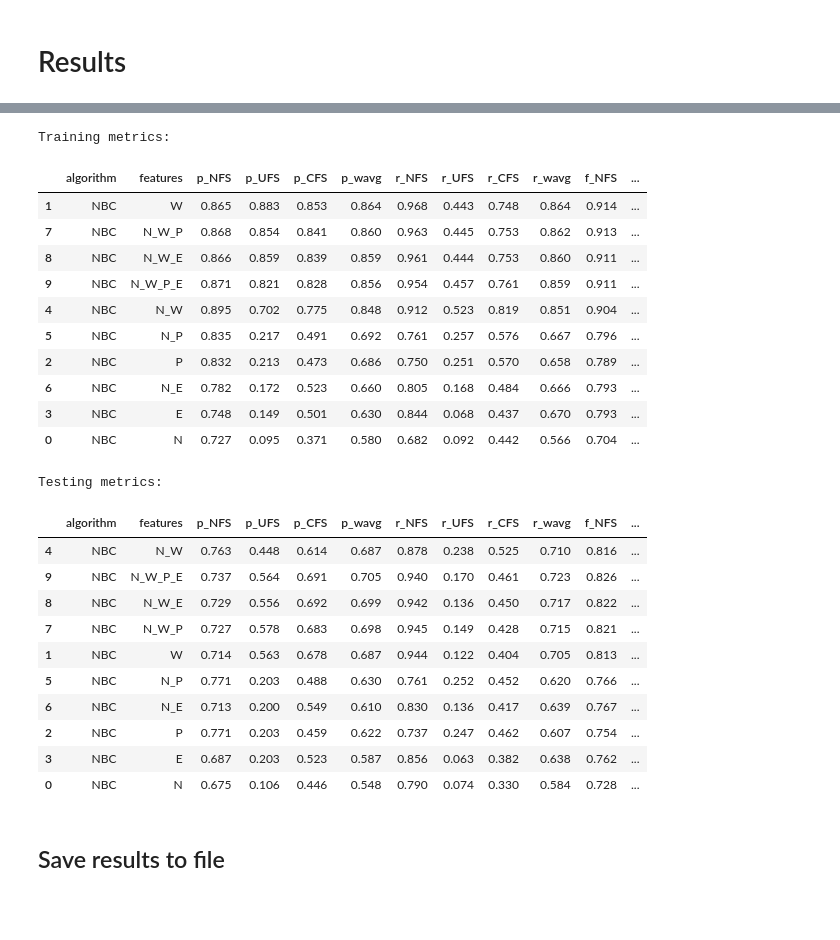
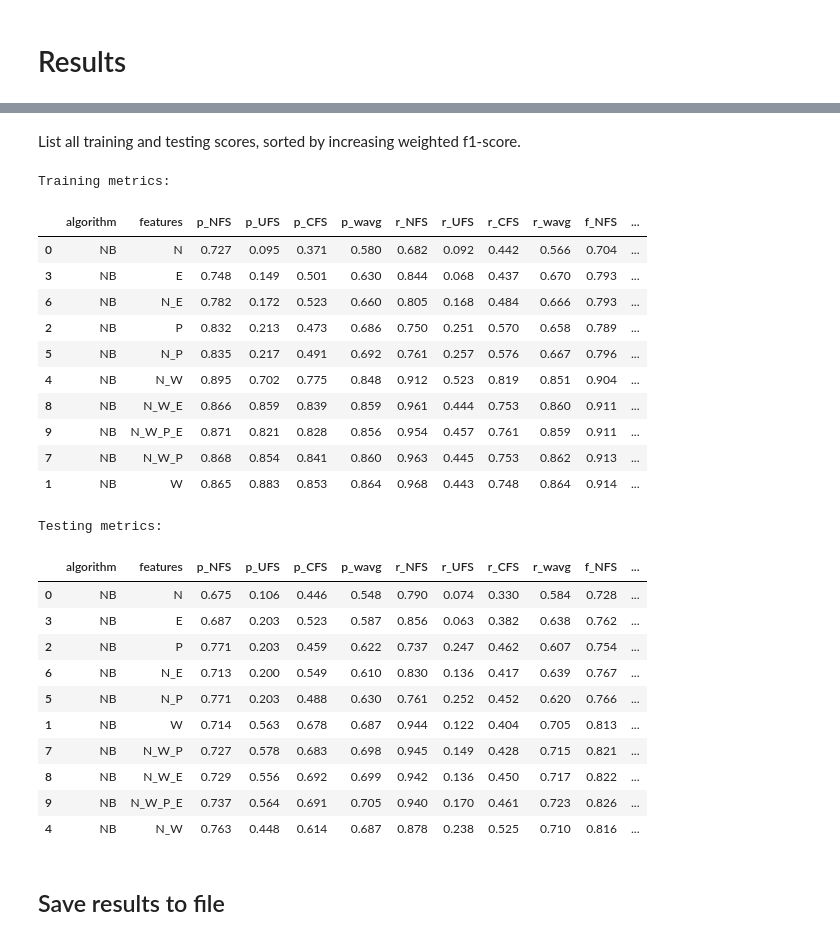
Before and after one commit to SigneK42/fact_check_worthy_claim, a Jupyter notebook: notebooks/NaiveBayes.ipynb, the cells around one changed output, grey strips where cells are left out. Cells and saved outputs as stored; diff of their text form; code cells hidden in the pictures; blank space fills up the shorter version.

```diff
--- a/notebooks/NaiveBayes.ipynb
+++ b/notebooks/NaiveBayes.ipynb
@@ -119,13 +117,13 @@ models = {}
 
 for features, index in experiments.items():
   exp_clf, exp_score_train, exp_score_test = run_experiment(
-      clf=clf,
+      clf=copy(clf),
       X_train=X_train[:, index],
       y_train=y_train,
       X_test=X_test[:, index],
       y_test=y_test,
       annotations={
-        'algorithm': 'NBC',
+        'algorithm': 'NB',
         'features': features}
   )
   models[features] = exp_clf
@@ -171,0 +172,2 @@ Test metrics:
+# %%
+plot_train_test_score(df_score_train, df_score_test, method='NB', order_by='f_wavg')
@@ -172,34 +182,36 @@ Test metrics:
+# %% [markdown]
+List all training and testing scores, sorted by increasing weighted f1-score.
 # %%
 print('Training metrics:')
-display(df_score_train.sort_values(by='f_wavg', ascending=False))
+display(df_score_train.sort_values(by='f_wavg'))
 
 print('Testing metrics:')
-display(df_score_test.sort_values(by='f_wavg', ascending=False))
+display(df_score_test.sort_values(by='f_wavg'))
 # %% [output]
 Training metrics:
 |  | algorithm | features | p_NFS | p_UFS | p_CFS | p_wavg | r_NFS | r_UFS | r_CFS | r_wavg | f_NFS | ... |
-| 1 | NBC | W | 0.865 | 0.883 | 0.853 | 0.864 | 0.968 | 0.443 | 0.748 | 0.864 | 0.914 | ... |
-| 7 | NBC | N_W_P | 0.868 | 0.854 | 0.841 | 0.860 | 0.963 | 0.445 | 0.753 | 0.862 | 0.913 | ... |
-| 8 | NBC | N_W_E | 0.866 | 0.859 | 0.839 | 0.859 | 0.961 | 0.444 | 0.753 | 0.860 | 0.911 | ... |
-| 9 | NBC | N_W_P_E | 0.871 | 0.821 | 0.828 | 0.856 | 0.954 | 0.457 | 0.761 | 0.859 | 0.911 | ... |
-| 4 | NBC | N_W | 0.895 | 0.702 | 0.775 | 0.848 | 0.912 | 0.523 | 0.819 | 0.851 | 0.904 | ... |
-| 5 | NBC | N_P | 0.835 | 0.217 | 0.491 | 0.692 | 0.761 | 0.257 | 0.576 | 0.667 | 0.796 | ... |
-| 2 | NBC | P | 0.832 | 0.213 | 0.473 | 0.686 | 0.750 | 0.251 | 0.570 | 0.658 | 0.789 | ... |
-| 6 | NBC | N_E | 0.782 | 0.172 | 0.523 | 0.660 | 0.805 | 0.168 | 0.484 | 0.666 | 0.793 | ... |
-| 3 | NBC | E | 0.748 | 0.149 | 0.501 | 0.630 | 0.844 | 0.068 | 0.437 | 0.670 | 0.793 | ... |
-| 0 | NBC | N | 0.727 | 0.095 | 0.371 | 0.580 | 0.682 | 0.092 | 0.442 | 0.566 | 0.704 | ... |
+| 0 | NB | N | 0.727 | 0.095 | 0.371 | 0.580 | 0.682 | 0.092 | 0.442 | 0.566 | 0.704 | ... |
+| 3 | NB | E | 0.748 | 0.149 | 0.501 | 0.630 | 0.844 | 0.068 | 0.437 | 0.670 | 0.793 | ... |
+| 6 | NB | N_E | 0.782 | 0.172 | 0.523 | 0.660 | 0.805 | 0.168 | 0.484 | 0.666 | 0.793 | ... |
+| 2 | NB | P | 0.832 | 0.213 | 0.473 | 0.686 | 0.750 | 0.251 | 0.570 | 0.658 | 0.789 | ... |
+| 5 | NB | N_P | 0.835 | 0.217 | 0.491 | 0.692 | 0.761 | 0.257 | 0.576 | 0.667 | 0.796 | ... |
+| 4 | NB | N_W | 0.895 | 0.702 | 0.775 | 0.848 | 0.912 | 0.523 | 0.819 | 0.851 | 0.904 | ... |
+| 8 | NB | N_W_E | 0.866 | 0.859 | 0.839 | 0.859 | 0.961 | 0.444 | 0.753 | 0.860 | 0.911 | ... |
+| 9 | NB | N_W_P_E | 0.871 | 0.821 | 0.828 | 0.856 | 0.954 | 0.457 | 0.761 | 0.859 | 0.911 | ... |
+| 7 | NB | N_W_P | 0.868 | 0.854 | 0.841 | 0.860 | 0.963 | 0.445 | 0.753 | 0.862 | 0.913 | ... |
+| 1 | NB | W | 0.865 | 0.883 | 0.853 | 0.864 | 0.968 | 0.443 | 0.748 | 0.864 | 0.914 | ... |
 Testing metrics:
 |  | algorithm | features | p_NFS | p_UFS | p_CFS | p_wavg | r_NFS | r_UFS | r_CFS | r_wavg | f_NFS | ... |
-| 4 | NBC | N_W | 0.763 | 0.448 | 0.614 | 0.687 | 0.878 | 0.238 | 0.525 | 0.710 | 0.816 | ... |
-| 9 | NBC | N_W_P_E | 0.737 | 0.564 | 0.691 | 0.705 | 0.940 | 0.170 | 0.461 | 0.723 | 0.826 | ... |
-| 8 | NBC | N_W_E | 0.729 | 0.556 | 0.692 | 0.699 | 0.942 | 0.136 | 0.450 | 0.717 | 0.822 | ... |
-| 7 | NBC | N_W_P | 0.727 | 0.578 | 0.683 | 0.698 | 0.945 | 0.149 | 0.428 | 0.715 | 0.821 | ... |
-| 1 | NBC | W | 0.714 | 0.563 | 0.678 | 0.687 | 0.944 | 0.122 | 0.404 | 0.705 | 0.813 | ... |
-| 5 | NBC | N_P | 0.771 | 0.203 | 0.488 | 0.630 | 0.761 | 0.252 | 0.452 | 0.620 | 0.766 | ... |
-| 6 | NBC | N_E | 0.713 | 0.200 | 0.549 | 0.610 | 0.830 | 0.136 | 0.417 | 0.639 | 0.767 | ... |
-| 2 | NBC | P | 0.771 | 0.203 | 0.459 | 0.622 | 0.737 | 0.247 | 0.462 | 0.607 | 0.754 | ... |
-| 3 | NBC | E | 0.687 | 0.203 | 0.523 | 0.587 | 0.856 | 0.063 | 0.382 | 0.638 | 0.762 | ... |
-| 0 | NBC | N | 0.675 | 0.106 | 0.446 | 0.548 | 0.790 | 0.074 | 0.330 | 0.584 | 0.728 | ... |
+| 0 | NB | N | 0.675 | 0.106 | 0.446 | 0.548 | 0.790 | 0.074 | 0.330 | 0.584 | 0.728 | ... |
+| 3 | NB | E | 0.687 | 0.203 | 0.523 | 0.587 | 0.856 | 0.063 | 0.382 | 0.638 | 0.762 | ... |
+| 2 | NB | P | 0.771 | 0.203 | 0.459 | 0.622 | 0.737 | 0.247 | 0.462 | 0.607 | 0.754 | ... |
+| 6 | NB | N_E | 0.713 | 0.200 | 0.549 | 0.610 | 0.830 | 0.136 | 0.417 | 0.639 | 0.767 | ... |
+| 5 | NB | N_P | 0.771 | 0.203 | 0.488 | 0.630 | 0.761 | 0.252 | 0.452 | 0.620 | 0.766 | ... |
+| 1 | NB | W | 0.714 | 0.563 | 0.678 | 0.687 | 0.944 | 0.122 | 0.404 | 0.705 | 0.813 | ... |
+| 7 | NB | N_W_P | 0.727 | 0.578 | 0.683 | 0.698 | 0.945 | 0.149 | 0.428 | 0.715 | 0.821 | ... |
+| 8 | NB | N_W_E | 0.729 | 0.556 | 0.692 | 0.699 | 0.942 | 0.136 | 0.450 | 0.717 | 0.822 | ... |
+| 9 | NB | N_W_P_E | 0.737 | 0.564 | 0.691 | 0.705 | 0.940 | 0.170 | 0.461 | 0.723 | 0.826 | ... |
+| 4 | NB | N_W | 0.763 | 0.448 | 0.614 | 0.687 | 0.878 | 0.238 | 0.525 | 0.710 | 0.816 | ... |
 # %% [markdown]
 ## Save results to file
 # %%
```
Also changed, not shown: parts of 8 cells of this notebook.
